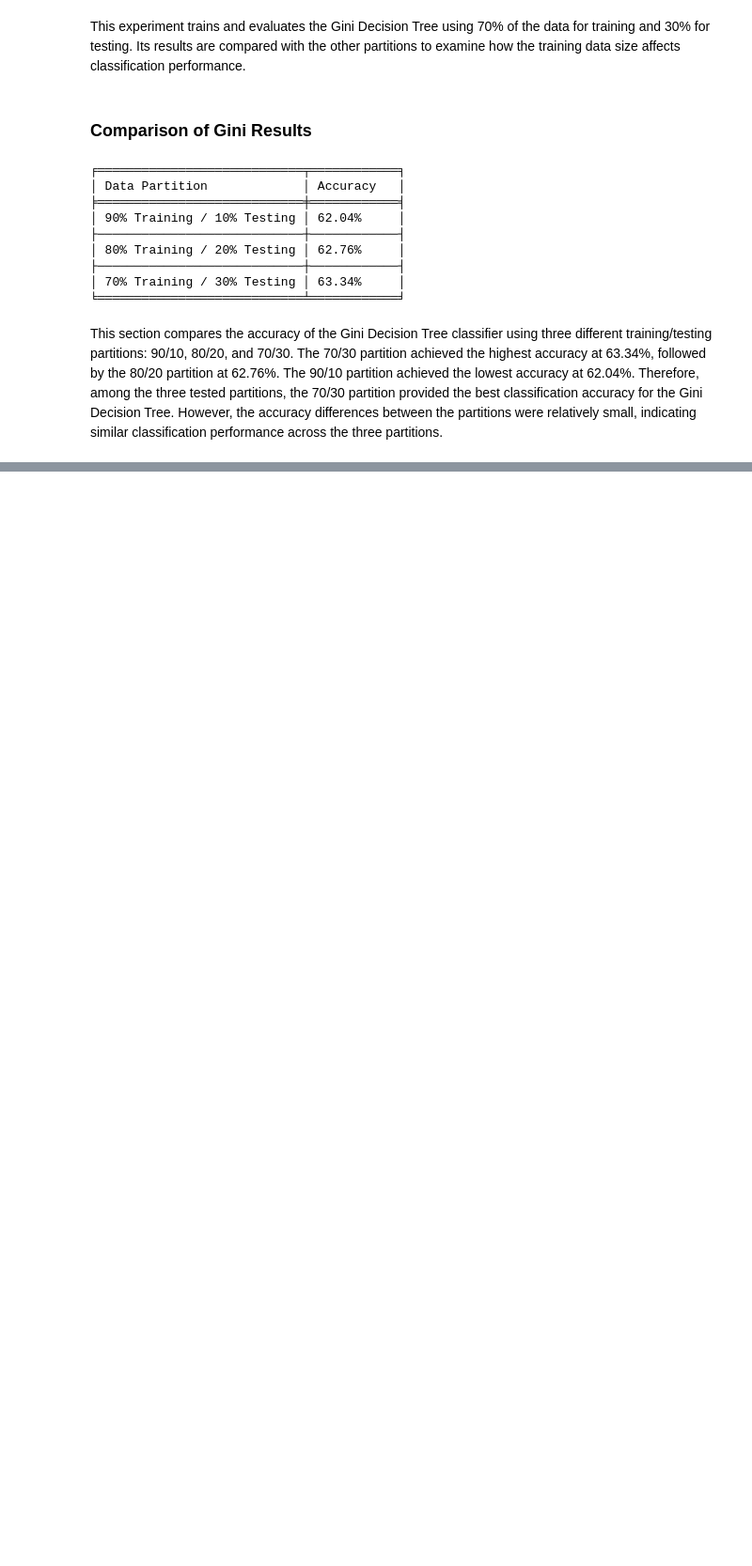
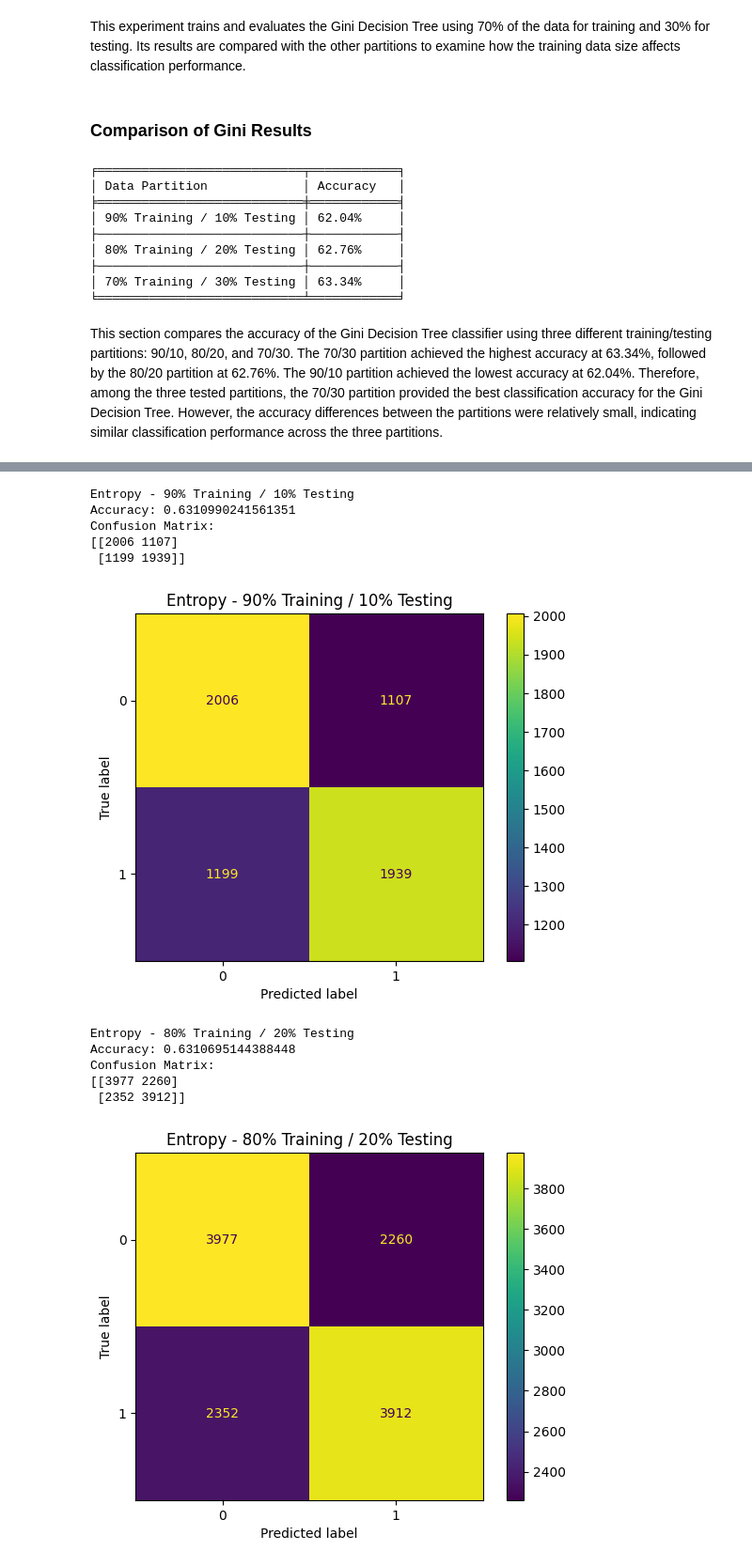
Before and after one commit to Mashael-fs/IT326-Cardiovascular-Disease, a Jupyter notebook: Final_Report.ipynb, the cells around one changed output, grey strips where cells are left out. Shown at 94% size. Saved outputs shown, nothing was run; the diff lists cells and outputs as text; code cells hidden in the pictures; blank space fills up the shorter version.

```diff
--- a/Final_Report.ipynb
+++ b/Final_Report.ipynb
@@ -593,0 +599,75 @@ This section compares the accuracy of the Gini Decision Tree classifier using th
+# %%
+# Entropy Decision Tree - Three Data Partitions
+
+partitions = [0.1, 0.2, 0.3]
+entropy_results = []
+
+for test_size in partitions:
+
+    train_percent = round((1 - test_size) * 100)
+    test_percent = round(test_size * 100)
+
+    print(f"\nEntropy - {train_percent}% Training / {test_percent}% Testing")
+
+    # Split dataset into training and testing sets
+    X_train, X_test, y_train, y_test = train_test_split(
+        X, y, test_size=test_size, random_state=1
+    )
+
+    # Create Decision Tree classifier using Entropy
+    clf_entropy = DecisionTreeClassifier(
+        criterion="entropy", random_state=1
+    )
+
+    # Train Decision Tree classifier
+    clf_entropy.fit(X_train, y_train)
+
+    # Predict the test dataset
+    y_pred_entropy = clf_entropy.predict(X_test)
+
+    # Calculate accuracy
+    accuracy = metrics.accuracy_score(y_test, y_pred_entropy)
+    print("Accuracy:", accuracy)
+
+    # Compute and print confusion matrix
+    cm = confusion_matrix(y_test, y_pred_entropy)
+    print("Confusion Matrix:")
+    print(cm)
+
+    # Display confusion matrix
+    ConfusionMatrixDisplay.from_estimator(
+        clf_entropy, X_test, y_test, display_labels=cn
+    )
+    plt.title(f"Entropy - {train_percent}% Training / {test_percent}% Testing")
+    plt.show()
+
+    # Save results for comparison
+    entropy_results.append([
+        f"{train_percent}% Training / {test_percent}% Testing",
+        accuracy
+    ])
+
+# Comparison of Entropy Results
+print("\nComparison of Entropy Results")
+
+headers = ["Data Partition", "Accuracy"]
+
+data = [
+    [partition, f"{accuracy * 100:.2f}%"]
+    for partition, accuracy in entropy_results
+]
+
+print(tabulate(data, headers=headers, tablefmt="fancy_grid"))
+# %% [output]
+Entropy - 90% Training / 10% Testing
+Accuracy: 0.6310990241561351
+Confusion Matrix:
+[[2006 1107]
+ [1199 1939]]
+[figure, added]
+Entropy - 80% Training / 20% Testing
+Accuracy: 0.6310695144388448
+Confusion Matrix:
+[[3977 2260]
+ [2352 3912]]
+[figure, added]
```
Also changed, not shown: parts of 11 cells of this notebook.
